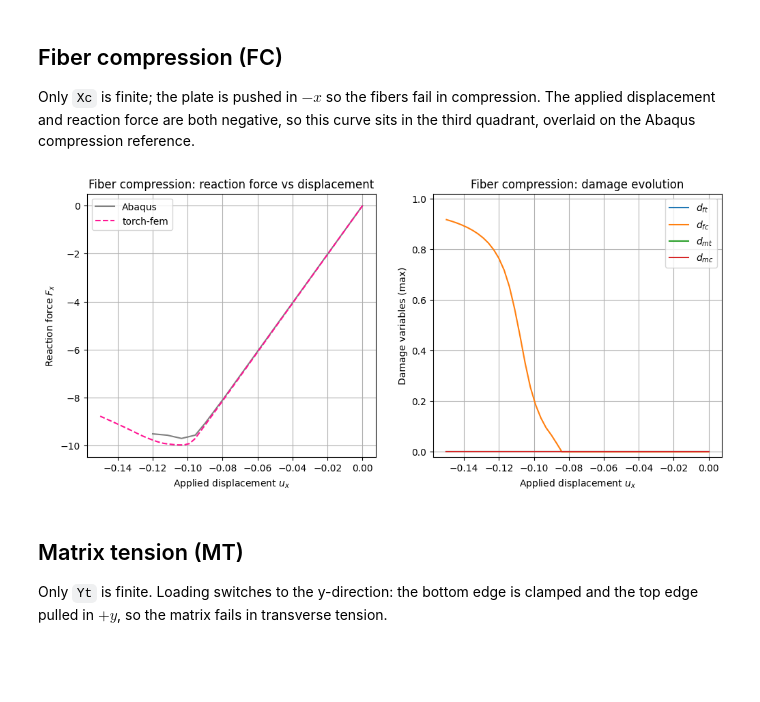
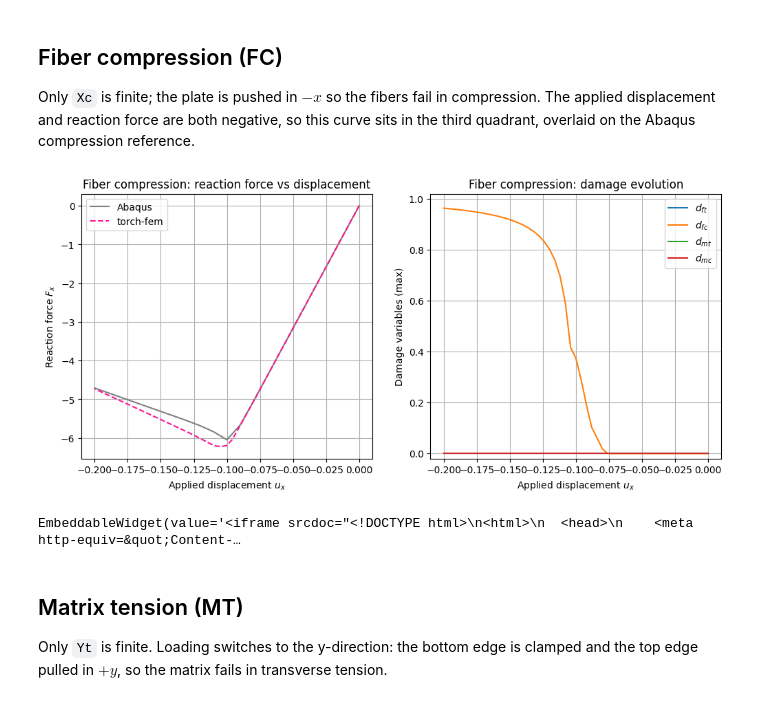
Before and after one commit to zcheshmechahi-collab/torch-fem, a Jupyter notebook: examples/basic/solid/cubesAnisotropic.ipynb, the cells around one changed output. Cells and saved outputs as stored; diff of their text form; code cells hidden in the pictures; blank space fills up the shorter version.

```diff
--- a/examples/basic/solid/cubesAnisotropic.ipynb
+++ b/examples/basic/solid/cubesAnisotropic.ipynb
@@ -54,3 +56,23 @@ plate.displacements[right, 0] = Umax
+# %%
+# Thin plate 1 x 1 x 0.0625, clamped at x=0, pulled in +x at x=1.
+nodes, elements = cube_hexa(17, 17, 2, 1.0, 1.0, 0.0625)
+left = nodes[:, 0] == 0.0
+right = nodes[:, 0] == 1.0
+bottom = nodes[:, 1] == 0.0
+top = nodes[:, 1] == 1.0
+
+# Create plate
+plate = Solid(nodes, elements, material)
+
+# Fix bottom surface in z-direction to prevent rigid body motion in z.
+plate.constraints[nodes[:, 2] < 0.01, 2] = True
+
+# Fix left end
+plate.constraints[left, :2] = True
+
+# Move right end.
+plate.constraints[right, 0] = True
+plate.displacements[right, 0] = Umax
 # %% [markdown]
 ## Undamaged plate
 
@@ -276,56 +289,58 @@ d_mc = state[:, :, 7].amax(dim=1)
 # Abaqus reference.
 ref = np.array(
     [
-        [0, 0],
-        [-0.00516309, -0.522788],
-        [-0.0104431, -1.05737],
-        [-0.0157231, -1.59195],
-        [-0.0210031, -2.12653],
-        [-0.0262831, -2.66111],
-        [-0.0315631, -3.19569],
-        [-0.0368431, -3.73027],
-        [-0.0421231, -4.26485],
-        [-0.0474031, -4.79943],
-        [-0.0526831, -5.33401],
-        [-0.0579631, -5.86859],
-        [-0.0632431, -6.40317],
-        [-0.0685231, -6.93775],
-        [-0.0738031, -7.47233],
-        [-0.0790831, -8.00627],
-        [-0.0846031, -8.54552],
-        [-0.0898831, -9.05968],
-        [-0.0956431, -9.56897],
-        [-0.103501, -9.70676],
-        [-0.111531, -9.57319],
-        [-0.12, -9.51579],
+        [-0.00, -0.000],
+        [-0.01, -0.632],
+        [-0.02, -1.265],
+        [-0.03, -1.898],
+        [-0.04, -2.531],
+        [-0.05, -3.164],
+        [-0.06, -3.796],
+        [-0.07, -4.429],
+        [-0.08, -5.060],
+        [-0.09, -5.667],
+        [-0.10, -6.048],
+        [-0.11, -5.841],
+        [-0.12, -5.687],
+        [-0.13, -5.557],
+        [-0.14, -5.434],
+        [-0.15, -5.314],
+        [-0.16, -5.194],
+        [-0.17, -5.073],
+        [-0.18, -4.952],
+        [-0.19, -4.831],
+        [-0.20, -4.709],
     ]
 )
 U_aba, RF_aba = ref[:, 0], ref[:, 1]
 
 fig, (ax1, ax2) = plt.subplots(1, 2, figsize=(12, 5))
 
 ax1.plot(U_aba, RF_aba, "-", color="gray", label="Abaqus")
 ax1.plot(U_torch, RF_torch, "--", color="deeppink", label="torch-fem")
 ax1.set_xlabel("Applied displacement $u_x$")
 ax1.set_ylabel("Reaction force $F_x$")
 ax1.set_title("Fiber compression: reaction force vs displacement")
 ax1.legend()
 ax1.grid(True)
 
 ax2.plot(U_torch, d_ft, label="$d_{ft}$")
 ax2.plot(U_torch, d_fc, label="$d_{fc}$")
 ax2.plot(U_torch, d_mt, label="$d_{mt}$")
 ax2.plot(U_torch, d_mc, label="$d_{mc}$")
 ax2.set_xlabel("Applied displacement $u_x$")
 ax2.set_ylabel("Damage variables (max)")
 ax2.set_ylim(-0.02, 1.02)
 ax2.set_title("Fiber compression: damage evolution")
 ax2.legend()
 ax2.grid(True)
 
 plt.show()
+
+plate.plot(element_property={"d_fc": state[-1, :, 3]})
 # %% [output]
-[figure, old version]
+[figure, new version]
+EmbeddableWidget(value='<iframe srcdoc="<!DOCTYPE html>\n<html>\n  <head>\n    <meta http-equiv=&quot;Content-…
 # %% [markdown]
 ## Matrix tension (MT)
 
```
Also changed, not shown: parts of 16 cells of this notebook.
